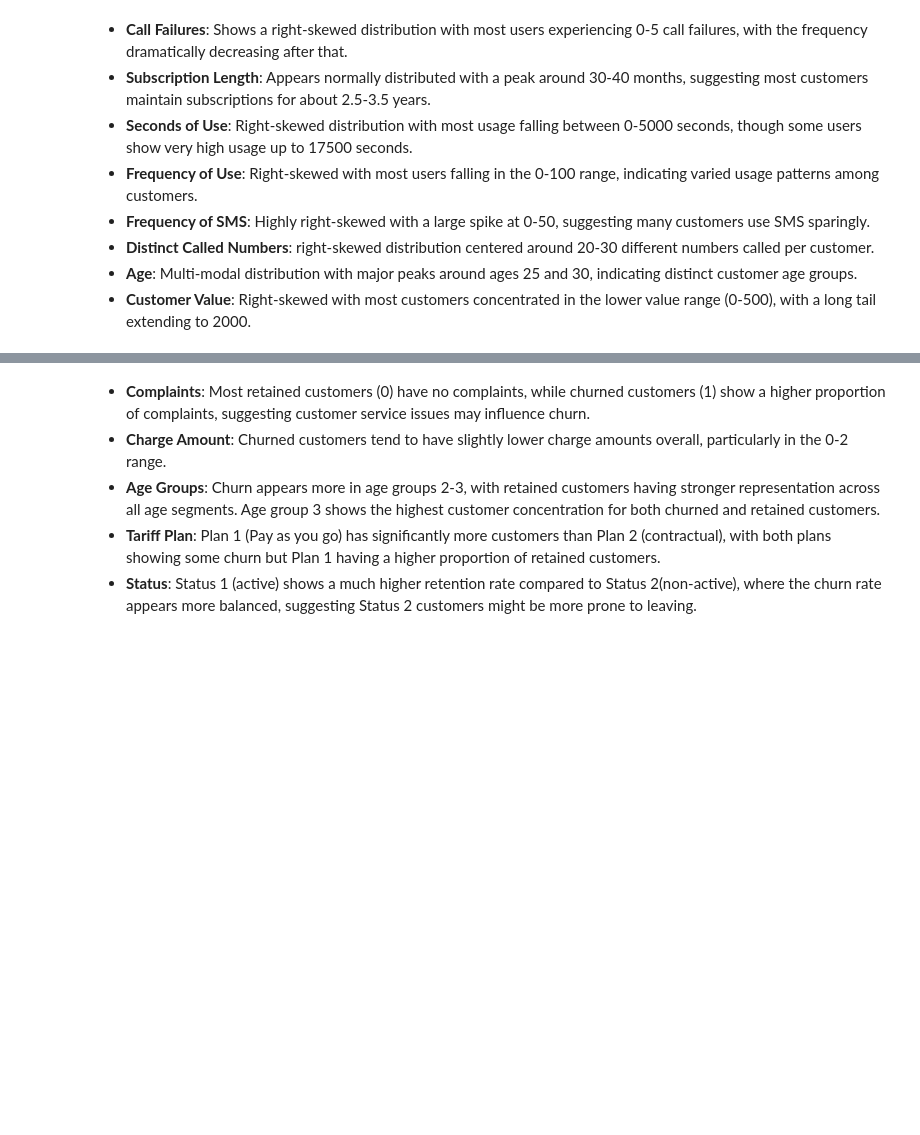
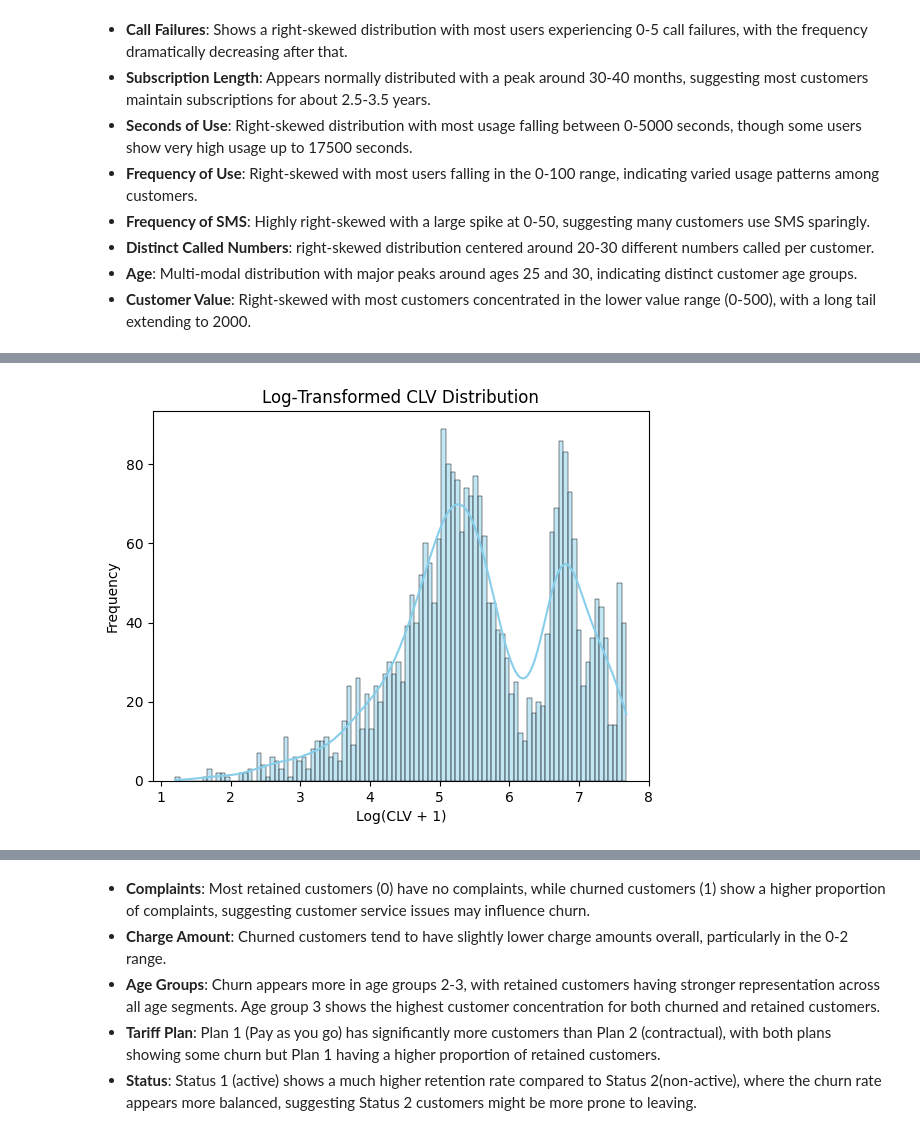
Before and after one commit to jagadeesh-usd/telecom-customer-churn-prediction, a Jupyter notebook: notebooks/02_eda.ipynb, the cells around one changed output, grey strips where cells are left out. Saved outputs shown, nothing was run; the diff lists cells and outputs as text; code cells hidden in the pictures; blank space fills up the shorter version.

```diff
--- a/notebooks/02_eda.ipynb
+++ b/notebooks/02_eda.ipynb
@@ -100,0 +194,9 @@ plt.show()
+# %%
+plt.figure()
+sns.histplot(np.log1p(df_with_value['customer_value']), bins=100, kde=True, color='skyblue')
+plt.title('Log‑Transformed CLV Distribution')
+plt.xlabel('Log(CLV + 1)')
+plt.ylabel('Frequency')
+plt.show()
+# %% [output]
+[figure, added]
```
Also changed, not shown: parts of 49 cells of this notebook, 1 other file.
